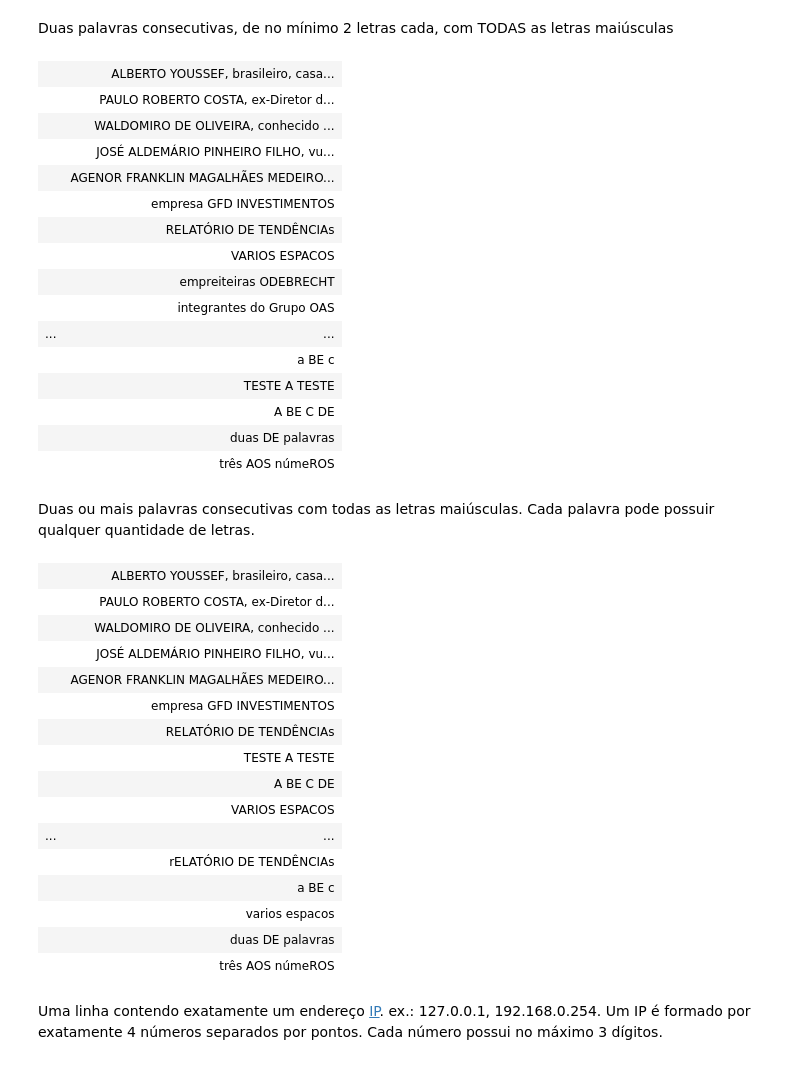
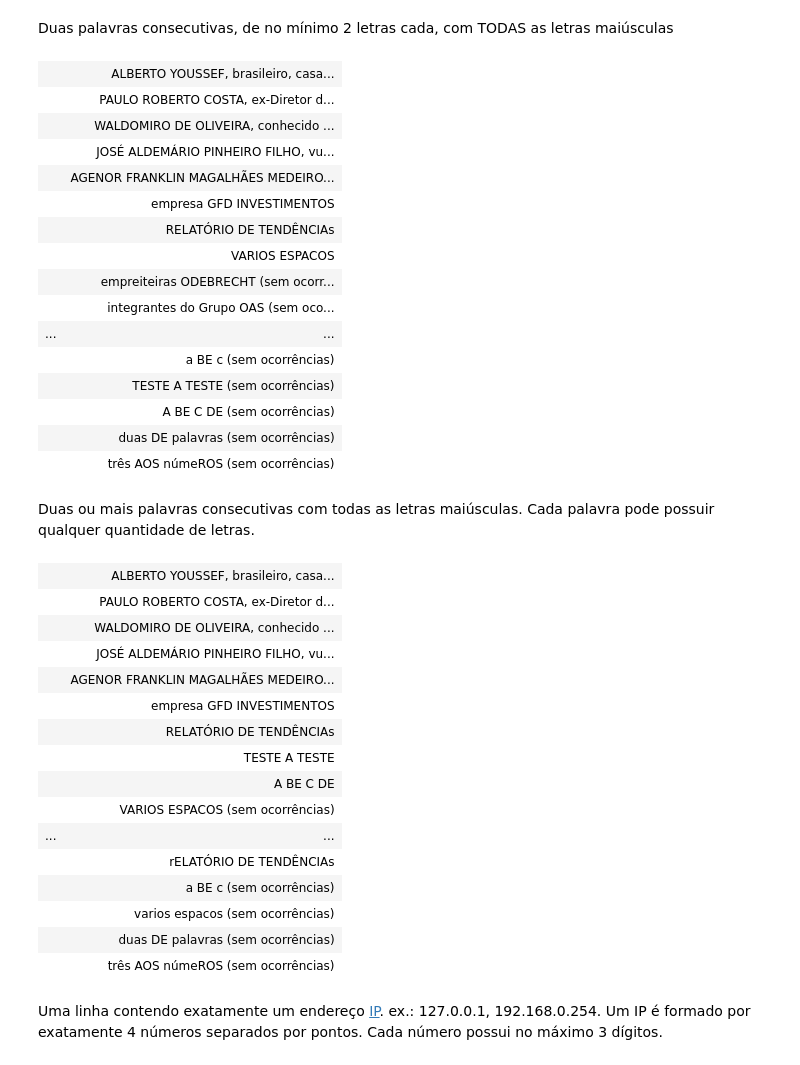
Before and after one commit to k3lvin-os/qads_execicio_obter_e_preparar_dados, a Jupyter notebook: QADS_Obtendo_e_Preparando_de_Dados_exercícios.ipynb, the cells around one changed output. Saved outputs shown, nothing was run; the diff lists cells and outputs as text; code cells hidden in the pictures.

```diff
--- a/QADS_Obtendo_e_Preparando_de_Dados_exercícios.ipynb
+++ b/QADS_Obtendo_e_Preparando_de_Dados_exercícios.ipynb
@@ -239,28 +239,28 @@ exercicio(11, r'\b[A-ZÓ]{3,}\b')
 # %% [markdown]
 Duas palavras consecutivas, de no mínimo 2 letras cada, com TODAS as letras maiúsculas
 # %%
-exercicio(12, r'')
+exercicio(12, r'[A-ZÁÓÉ]{2,}\s+[A-ZÁÓÉ]{2,}')
 # %% [output]
 |  | ALBERTO YOUSSEF, brasileiro, casa... |
 |  | PAULO ROBERTO COSTA, ex-Diretor d... |
 |  | WALDOMIRO DE OLIVEIRA, conhecido ... |
 |  | JOSÉ ALDEMÁRIO PINHEIRO FILHO, vu... |
 |  | AGENOR FRANKLIN MAGALHÃES MEDEIRO... |
 |  | empresa GFD INVESTIMENTOS |
 |  | RELATÓRIO DE TENDÊNCIAs |
 |  | VARIOS ESPACOS |
-|  | empreiteiras ODEBRECHT |
-|  | integrantes do Grupo OAS |
+|  | empreiteiras ODEBRECHT (sem ocorr... |
+|  | integrantes do Grupo OAS (sem oco... |
 | ... | ... |
-|  | a BE c |
-|  | TESTE A TESTE |
-|  | A BE C DE |
-|  | duas DE palavras |
-|  | três AOS númeROS |
+|  | a BE c (sem ocorrências) |
+|  | TESTE A TESTE (sem ocorrências) |
+|  | A BE C DE (sem ocorrências) |
+|  | duas DE palavras (sem ocorrências) |
+|  | três AOS númeROS (sem ocorrências) |
 # %% [markdown]
 Duas ou mais palavras consecutivas com todas as letras maiúsculas. Cada palavra pode possuir qualquer quantidade de letras.
 # %%
-exercicio(13, r'')
+exercicio(13, r'\b[A-Z]+\s+[A-Z]+')
 # %% [output]
 |  | ALBERTO YOUSSEF, brasileiro, casa... |
 |  | PAULO ROBERTO COSTA, ex-Diretor d... |
@@ -271,12 +271,12 @@ exercicio(13, r'')
 |  | RELATÓRIO DE TENDÊNCIAs |
 |  | TESTE A TESTE |
 |  | A BE C DE |
-|  | VARIOS ESPACOS |
+|  | VARIOS ESPACOS (sem ocorrências) |
 | ... | ... |
 |  | rELATÓRIO DE TENDÊNCIAs |
-|  | a BE c |
-|  | varios espacos |
-|  | duas DE palavras |
-|  | três AOS númeROS |
+|  | a BE c (sem ocorrências) |
+|  | varios espacos (sem ocorrências) |
+|  | duas DE palavras (sem ocorrências) |
+|  | três AOS númeROS (sem ocorrências) |
 # %% [markdown]
 Uma linha contendo exatamente um endereço [IP](https://en.wikipedia.org/wiki/IP_address). ex.: 127.0.0.1, 192.168.0.254. Um IP é formado por exatamente 4 números separados por pontos. Cada número possui no máximo 3 dígitos.
```
Also changed, not shown: parts of 10 cells of this notebook.
